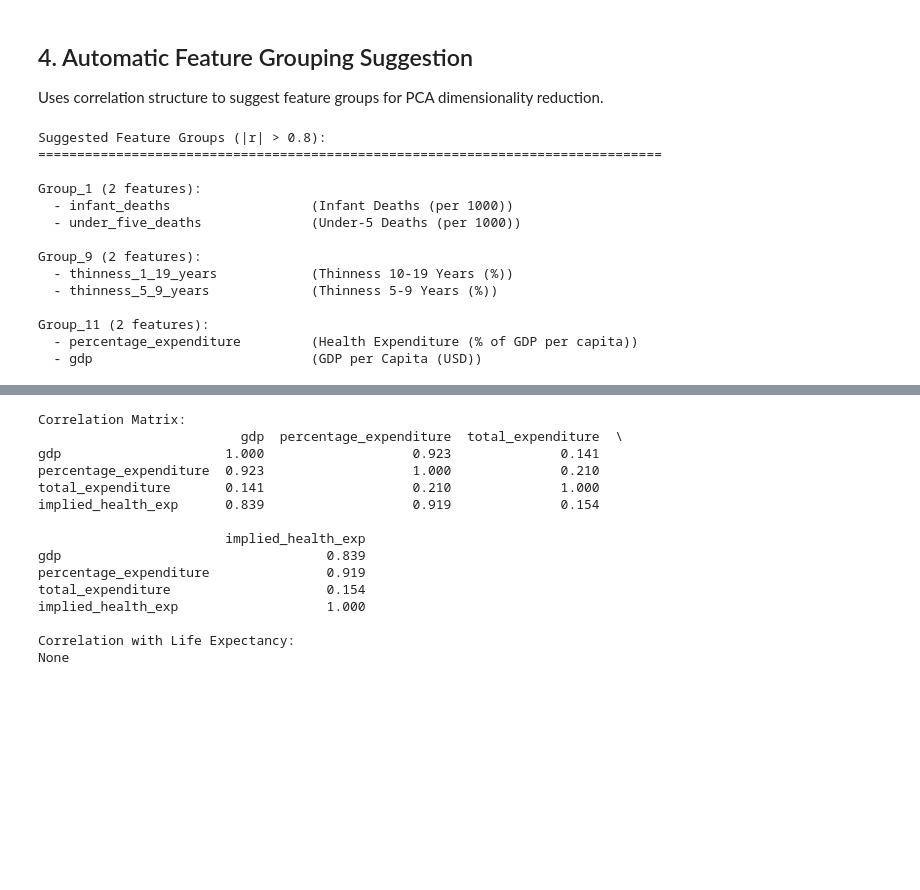
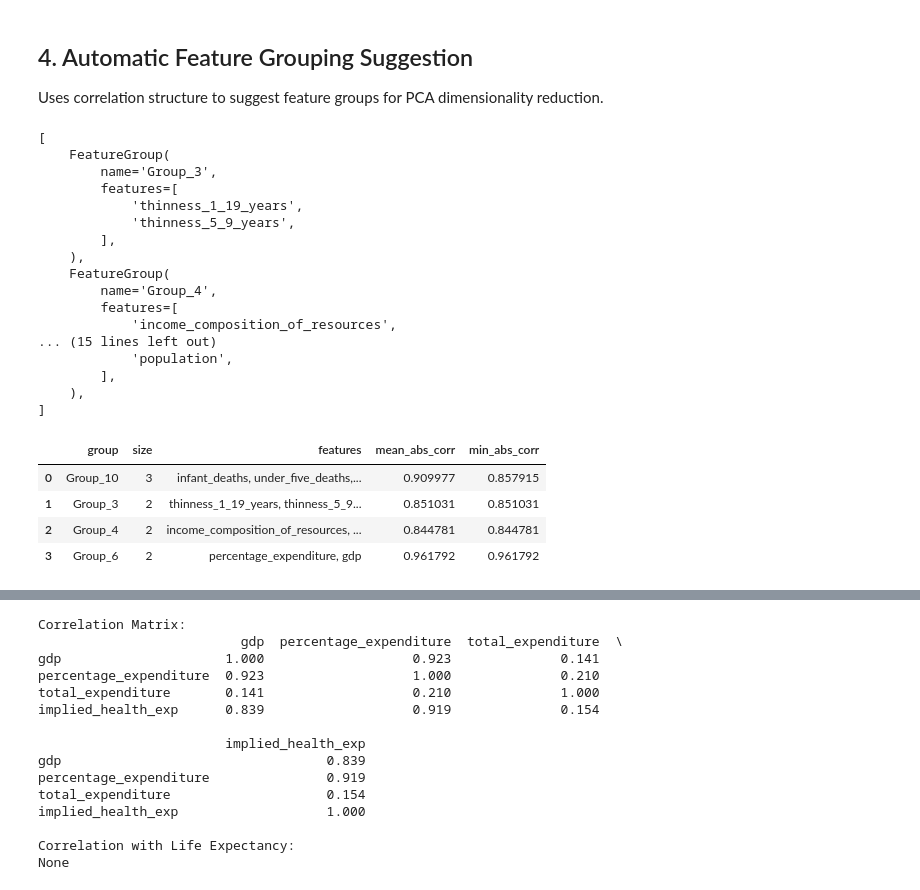
Before and after one commit to punsii/ama_ws25, a Jupyter notebook: notebooks/project/correlation_analysis.ipynb, the cells around one changed output, grey strips where cells are left out. Saved outputs shown, nothing was run; the diff lists cells and outputs as text; code cells hidden in the pictures; blank space fills up the shorter version.

```diff
--- a/notebooks/project/correlation_analysis.ipynb
+++ b/notebooks/project/correlation_analysis.ipynb
@@ -63,29 +62,40 @@ plt.show()
 
 Uses correlation structure to suggest feature groups for PCA dimensionality reduction.
 # %%
-suggested_groups = suggest_groups_from_correlation(
-    corr_result.matrix, threshold=0.8, min_group_size=2
+from devtools import pprint
+
+
+corr_mat = (
+    LifeExpectancyDataset.from_csv()
+    .make_correlation_analyzer(include_target=False)
+    .get_correlation_matrix()
 )
-
-print("Suggested Feature Groups (|r| > 0.8):")
-print("=" * 80)
-for group in suggested_groups:
-    print(f"\n{group.name} ({len(group.features)} features):")
-    for feat in group.features:
-        pretty = ds.get_pretty_name(feat)
-        print(f"  - {feat:30s} ({pretty})")
+tresh = 0.8
+suggested_groups, summary_df = suggest_groups_from_correlation(
+    corr_mat, threshold=tresh, return_summary=True
+)
+pprint(suggested_groups)
+summary_df
 # %% [output]
-Suggested Feature Groups (|r| > 0.8):
-================================================================================
-
-Group_1 (2 features):
-  - infant_deaths                  (Infant Deaths (per 1000))
-  - under_five_deaths              (Under-5 Deaths (per 1000))
-
-Group_9 (2 features):
-  - thinness_1_19_years            (Thinness 10-19 Years (%))
-  - thinness_5_9_years             (Thinness 5-9 Years (%))
-
-Group_11 (2 features):
-  - percentage_expenditure         (Health Expenditure (% of GDP per capita))
-  - gdp                            (GDP per Capita (USD))
+[
+    FeatureGroup(
+        name='Group_3',
+        features=[
+            'thinness_1_19_years',
+            'thinness_5_9_years',
+        ],
+    ),
+    FeatureGroup(
+        name='Group_4',
+        features=[
+            'income_composition_of_resources',
+... (15 lines left out)
+            'population',
+        ],
+    ),
+]
+|  | group | size | features | mean_abs_corr | min_abs_corr |
+| 0 | Group_10 | 3 | infant_deaths, under_five_deaths,... | 0.909977 | 0.857915 |
+| 1 | Group_3 | 2 | thinness_1_19_years, thinness_5_9... | 0.851031 | 0.851031 |
+| 2 | Group_4 | 2 | income_composition_of_resources, ... | 0.844781 | 0.844781 |
+| 3 | Group_6 | 2 | percentage_expenditure, gdp | 0.961792 | 0.961792 |
```
Also changed, not shown: parts of 8 cells of this notebook.
